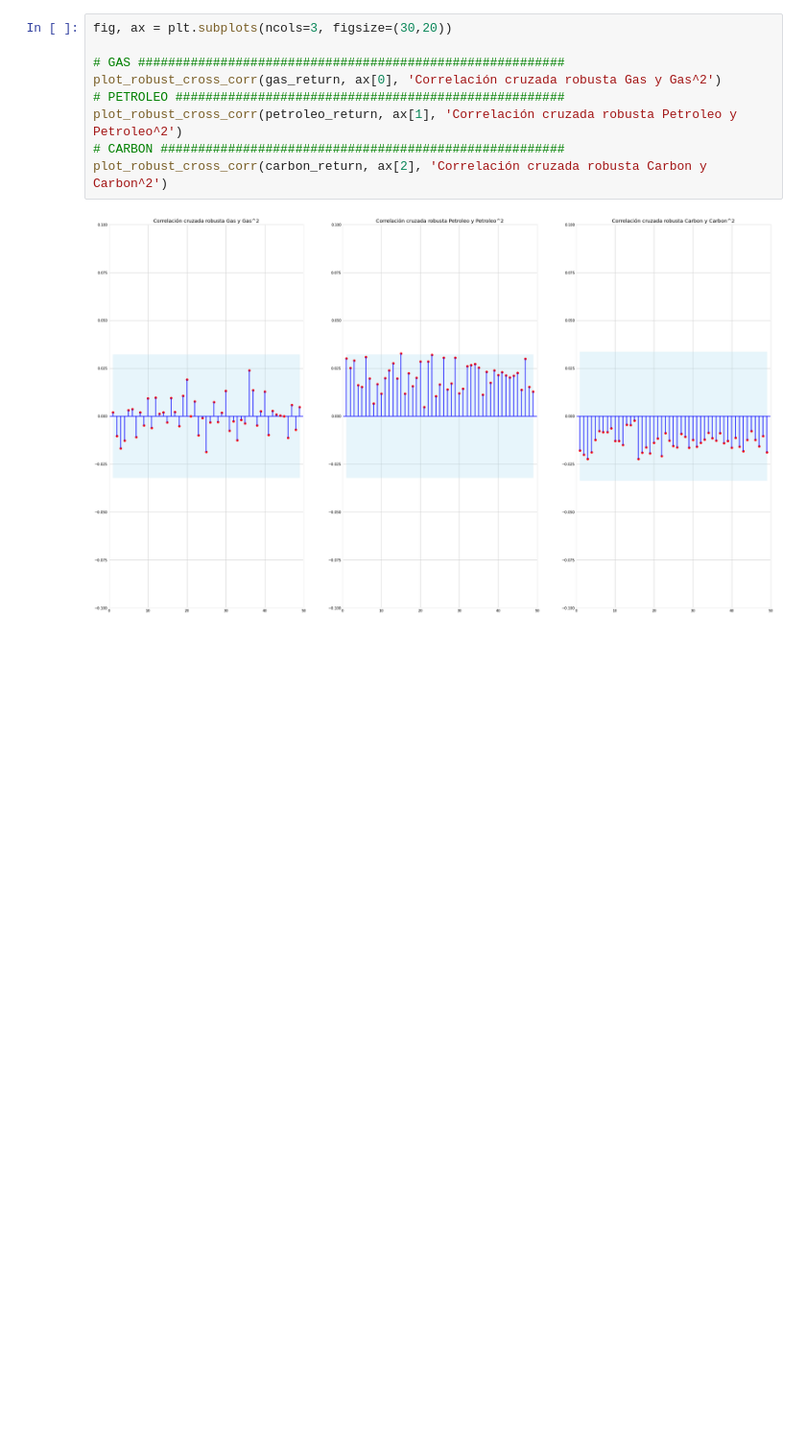
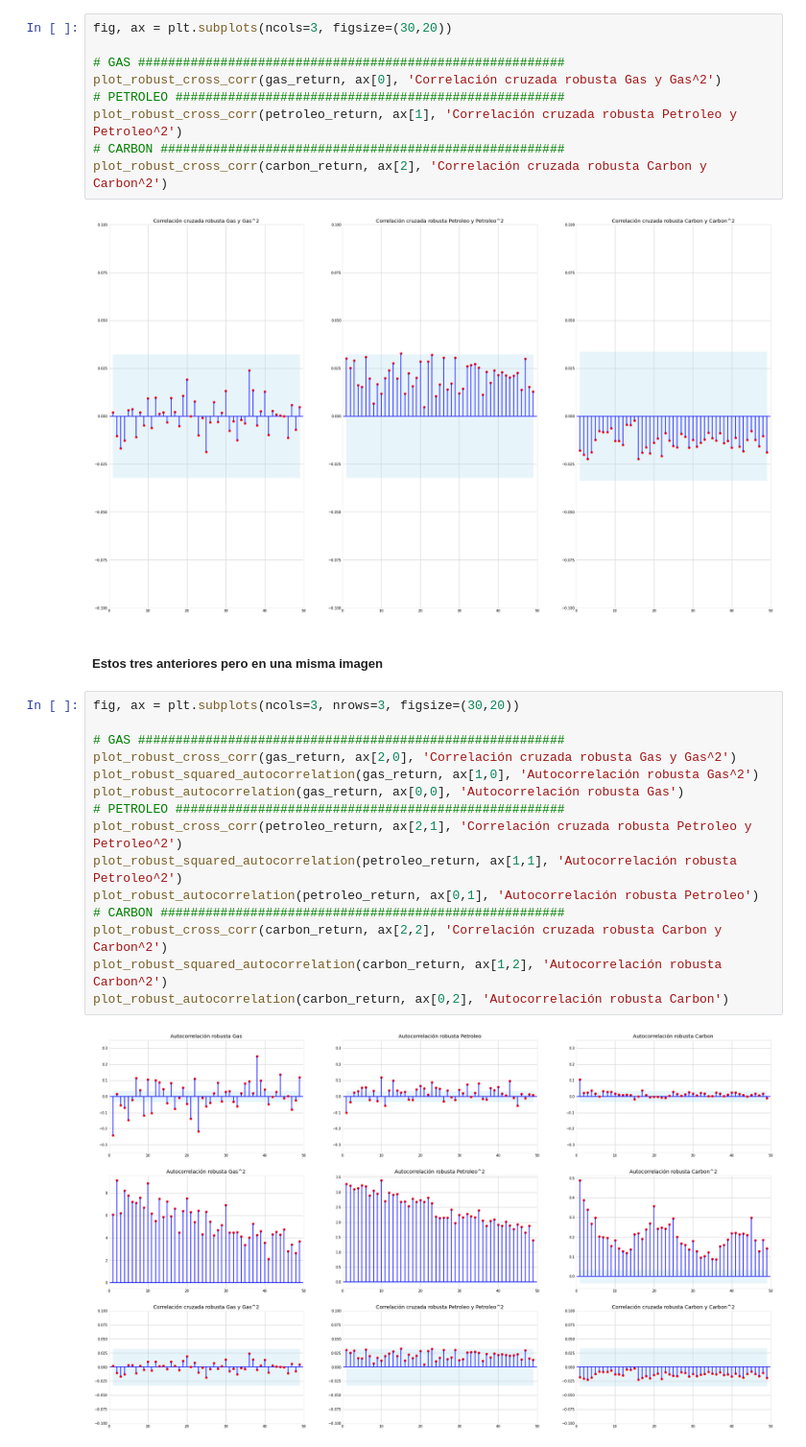
Before and after one commit to Cesuuur/energy-market-analysis, a Jupyter notebook: CompoundReturnAnalisys.ipynb, the cells around one changed output. Shown at 96% size. Drawn from its saved outputs; the diff is of its cells as text; blank space fills up the shorter version.

```diff
--- a/CompoundReturnAnalisys.ipynb
+++ b/CompoundReturnAnalisys.ipynb
@@ -923,3 +927,22 @@ plot_robust_cross_corr(petroleo_return, ax[1], 'Correlación cruzada robusta Pet
 plot_robust_cross_corr(carbon_return, ax[2], 'Correlación cruzada robusta Carbon y Carbon^2')
 # %% [output]
 [figure]
+# %% [markdown]
+##### Estos tres anteriores pero en una misma imagen
+# %%
+fig, ax = plt.subplots(ncols=3, nrows=3, figsize=(30,20))
+
+# GAS #########################################################
+plot_robust_cross_corr(gas_return, ax[2,0], 'Correlación cruzada robusta Gas y Gas^2')
+plot_robust_squared_autocorrelation(gas_return, ax[1,0], 'Autocorrelación robusta Gas^2')
+plot_robust_autocorrelation(gas_return, ax[0,0], 'Autocorrelación robusta Gas')
+# PETROLEO ####################################################
+plot_robust_cross_corr(petroleo_return, ax[2,1], 'Correlación cruzada robusta Petroleo y Petroleo^2')
+plot_robust_squared_autocorrelation(petroleo_return, ax[1,1], 'Autocorrelación robusta Petroleo^2')
+plot_robust_autocorrelation(petroleo_return, ax[0,1], 'Autocorrelación robusta Petroleo')
+# CARBON ######################################################
+plot_robust_cross_corr(carbon_return, ax[2,2], 'Correlación cruzada robusta Carbon y Carbon^2')
+plot_robust_squared_autocorrelation(carbon_return, ax[1,2], 'Autocorrelación robusta Carbon^2')
+plot_robust_autocorrelation(carbon_return, ax[0,2], 'Autocorrelación robusta Carbon')
+# %% [output]
+[figure, added]
```
Also changed, not shown: parts of 1 cell of this notebook.
